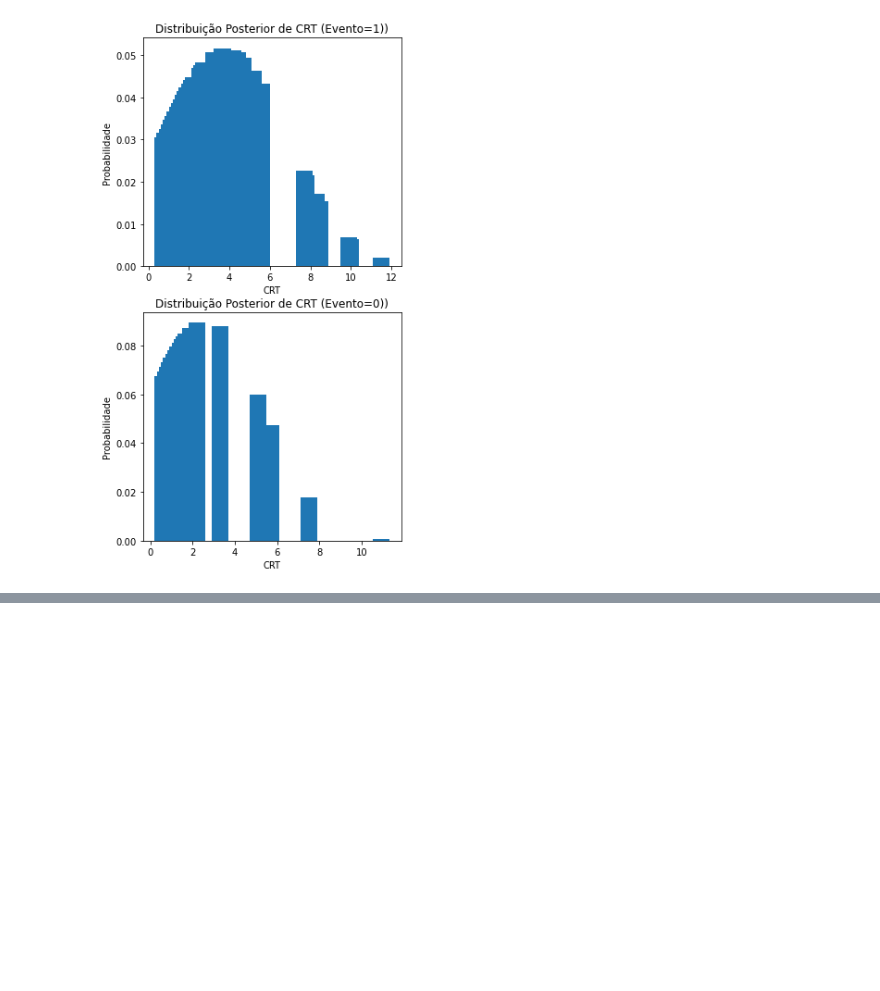
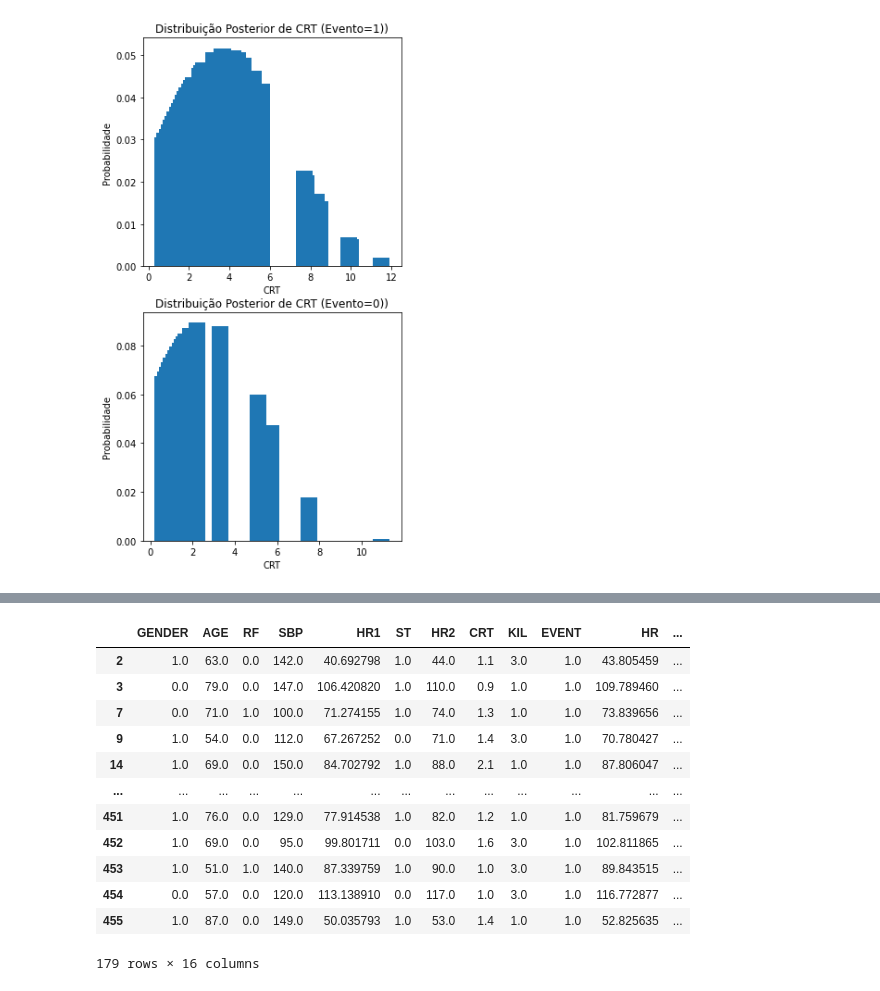
Before and after one commit to DMeneses01/FIAD-Project, a Jupyter notebook: src/bayesian_fusion.ipynb, the cells around one changed output, grey strips where cells are left out. Drawn from its saved outputs; the diff is of its cells as text; code cells hidden in the pictures; blank space fills up the shorter version.

```diff
--- a/src/bayesian_fusion.ipynb
+++ b/src/bayesian_fusion.ipynb
@@ -128,3 +142,9 @@ P(GUID=0|EVENT=1)=0.36312849162011174
 
 P(GUID=1|EVENT=0)=0.13309352517985612
 P(GUID=0|EVENT=0)=0.8669064748201439
+# %%
+Prob1_discrete = Prob_gender_1[a['GENDER']].to_numpy()*Prob_risk_1[a['RF']].to_numpy()*Prob_st_1[a['ST']].to_numpy()*Prob_kl_1[a['KIL']].to_numpy()*Prob_guid_1[a['GUIDELINES']].to_numpy()
+a['Prob_Discrete (Event=1)'] = Prob1_discrete*Prob_1
+
+Prob0_discrete = Prob_gender_0[not_a['GENDER']].to_numpy()*Prob_risk_0[not_a['RF']].to_numpy()*Prob_st_0[not_a['ST']].to_numpy()*Prob_kl_0[not_a['KIL']].to_numpy()*Prob_guid_0[not_a['GUIDELINES']].to_numpy()
+not_a['Prob_Discrete (Event=0)'] = Prob0_discrete*Prob_0
@@ -221,3 +250,21 @@ def gaussian(x):
     return 1 / (std * np.sqrt(2 * np.pi)) * np.exp(-np.power(x - mean,2)/(2 * std**2))
 # %% [markdown]
 ## Likelihood
+# %%
+Prob_age_1 = gaussian(a['AGE'])
+Prob_age_0 = gaussian(not_a['AGE'])
+
+Prob_sbp_1 = gaussian(a['SBP'])
+Prob_sbp_0 = gaussian(not_a['SBP'])
+
+Prob_hr_1= gaussian(a['HR'])
+Prob_hr_0= gaussian(not_a['HR'])
+
+Prob_crt_1 = gaussian(a['CRT'])
+Prob_crt_0 = gaussian(not_a['CRT'])
+# %%
+Prob1_continuous = Prob_age_1.to_numpy()*Prob_sbp_1.to_numpy()*Prob_hr_1.to_numpy()*Prob_crt_1.to_numpy()
+a['Prob_Continuous (Event=1)'] = Prob1_continuous*Prob_1
+
+Prob0_continuous = Prob_age_0.to_numpy()*Prob_sbp_0.to_numpy()*Prob_hr_0.to_numpy()*Prob_crt_0.to_numpy()
+not_a['Prob_Continuous (Event=0)'] = Prob0_continuous*Prob_0
@@ -271,3 +329,9 @@ plot(a['CRT'].unique(), not_a['CRT'].unique(), Prob_1_crt, Prob_0_crt, 'CRT', 'P
 [figure]
 [figure]
 [figure]
+# %%
+Prob_1_X = Prob1_continuous*Prob1_discrete*Prob_1
+Prob_0_X = Prob0_continuous*Prob0_discrete*Prob_0
+
+a['Probabilidade (Evento=1)'] = Prob_1_X
+not_a['Probabilidade (Evento=0)'] = Prob_0_X
@@ -273,0 +349,16 @@ plot(a['CRT'].unique(), not_a['CRT'].unique(), Prob_1_crt, Prob_0_crt, 'CRT', 'P
+# %%
+a
+# %% [output]
+|  | GENDER | AGE | RF | SBP | HR1 | ST | HR2 | CRT | KIL | EVENT | HR | ... |
+| 2 | 1.0 | 63.0 | 0.0 | 142.0 | 40.692798 | 1.0 | 44.0 | 1.1 | 3.0 | 1.0 | 43.805459 | ... |
+| 3 | 0.0 | 79.0 | 0.0 | 147.0 | 106.420820 | 1.0 | 110.0 | 0.9 | 1.0 | 1.0 | 109.789460 | ... |
+| 7 | 0.0 | 71.0 | 1.0 | 100.0 | 71.274155 | 1.0 | 74.0 | 1.3 | 1.0 | 1.0 | 73.839656 | ... |
+| 9 | 1.0 | 54.0 | 0.0 | 112.0 | 67.267252 | 0.0 | 71.0 | 1.4 | 3.0 | 1.0 | 70.780427 | ... |
+| 14 | 1.0 | 69.0 | 0.0 | 150.0 | 84.702792 | 1.0 | 88.0 | 2.1 | 1.0 | 1.0 | 87.806047 | ... |
+| ... | ... | ... | ... | ... | ... | ... | ... | ... | ... | ... | ... | ... |
+| 451 | 1.0 | 76.0 | 0.0 | 129.0 | 77.914538 | 1.0 | 82.0 | 1.2 | 1.0 | 1.0 | 81.759679 | ... |
+| 452 | 1.0 | 69.0 | 0.0 | 95.0 | 99.801711 | 0.0 | 103.0 | 1.6 | 3.0 | 1.0 | 102.811865 | ... |
+| 453 | 1.0 | 51.0 | 1.0 | 140.0 | 87.339759 | 1.0 | 90.0 | 1.0 | 3.0 | 1.0 | 89.843515 | ... |
+| 454 | 0.0 | 57.0 | 0.0 | 120.0 | 113.138910 | 0.0 | 117.0 | 1.0 | 3.0 | 1.0 | 116.772877 | ... |
+| 455 | 1.0 | 87.0 | 0.0 | 149.0 | 50.035793 | 1.0 | 53.0 | 1.4 | 1.0 | 1.0 | 52.825635 | ... |
+179 rows × 16 columns
```
Also changed, not shown: parts of 17 cells of this notebook.
